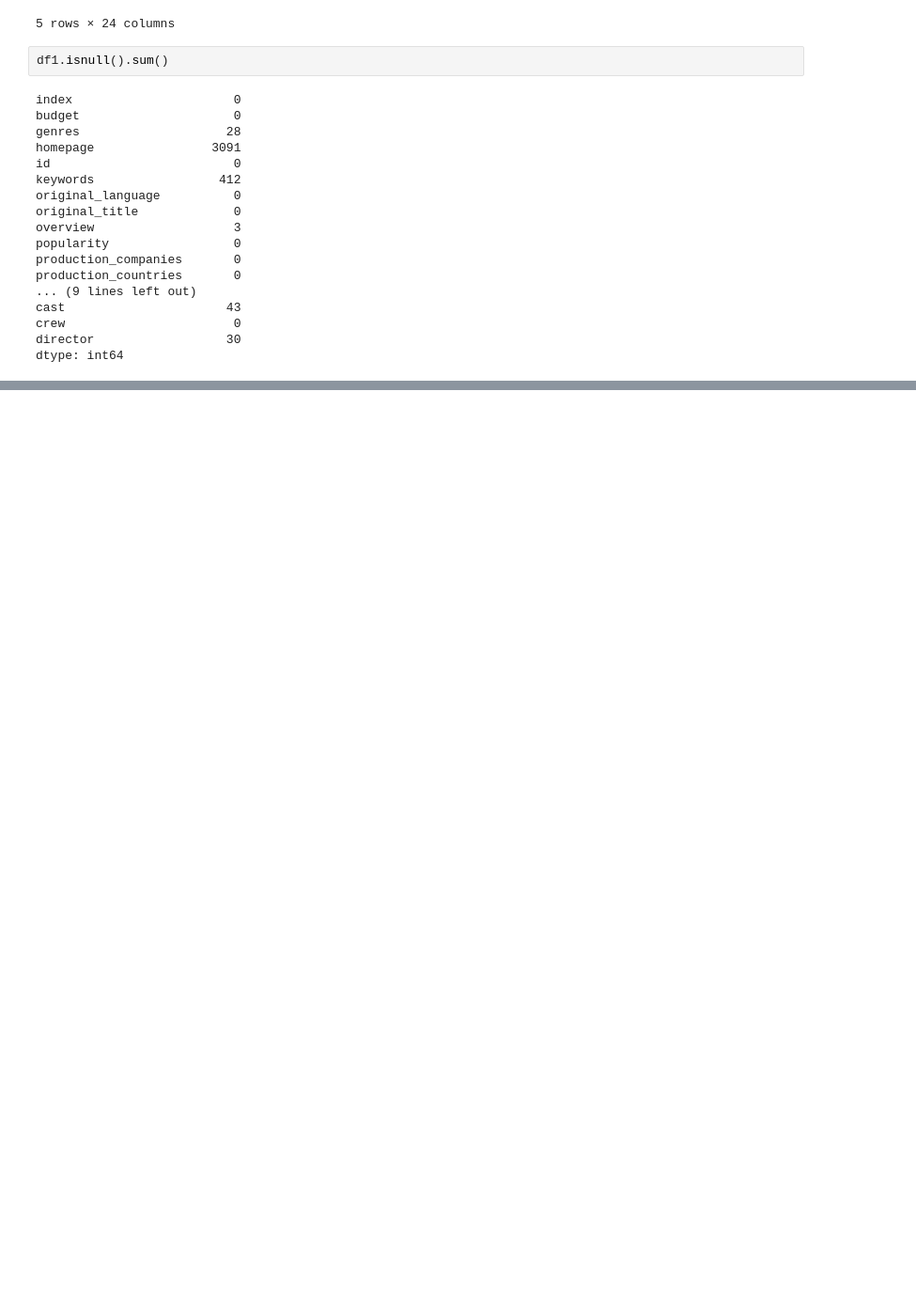
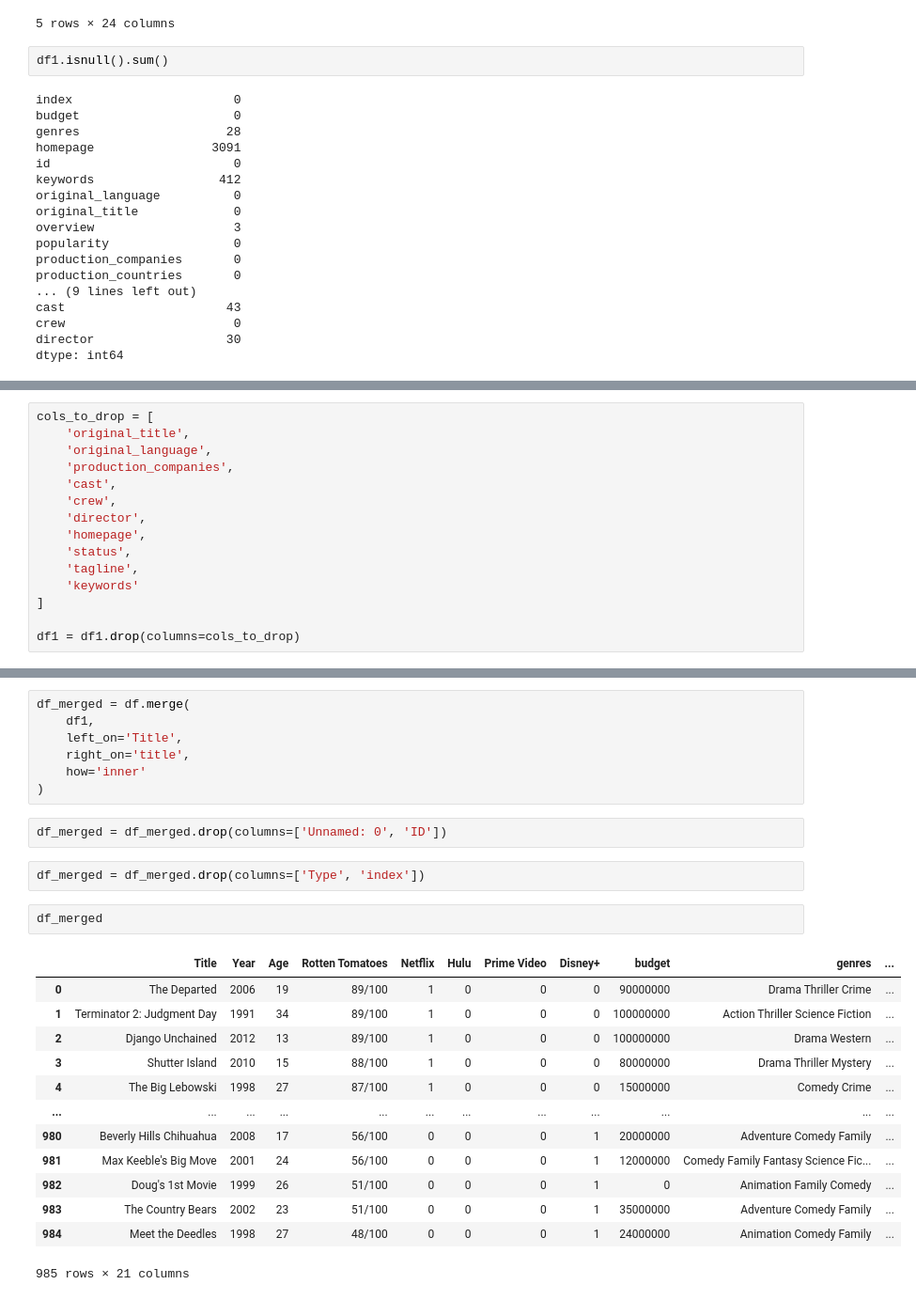
Before and after one commit to lancetulagan/streaming-eda-dashboard, a Jupyter notebook: notebooks/data_cleaning.ipynb, the cells around one changed output, grey strips where cells are left out. Shown at 94% size. Saved outputs shown, nothing was run; the diff lists cells and outputs as text; blank space fills up the shorter version.

Commit message:
Merge and clean datasets

```diff
--- a/notebooks/data_cleaning.ipynb
+++ b/notebooks/data_cleaning.ipynb
@@ -182,0 +170,15 @@ Name: title, Length: 3091, dtype: object
+# %%
+cols_to_drop = [
+    'original_title',
+    'original_language',
+    'production_companies',
+    'cast',
+    'crew',
+    'director',
+    'homepage',
+    'status',
+    'tagline',
+    'keywords'
+]
+
+df1 = df1.drop(columns=cols_to_drop)
@@ -182,0 +207,27 @@ Name: title, Length: 3091, dtype: object
+# %%
+df_merged = df.merge(
+    df1,
+    left_on='Title',
+    right_on='title',
+    how='inner'
+)
+# %%
+df_merged = df_merged.drop(columns=['Unnamed: 0', 'ID'])
+# %%
+df_merged = df_merged.drop(columns=['Type', 'index'])
+# %%
+df_merged
+# %% [output]
+|  | Title | Year | Age | Rotten Tomatoes | Netflix | Hulu | Prime Video | Disney+ | budget | genres | ... |
+| 0 | The Departed | 2006 | 19 | 89/100 | 1 | 0 | 0 | 0 | 90000000 | Drama Thriller Crime | ... |
+| 1 | Terminator 2: Judgment Day | 1991 | 34 | 89/100 | 1 | 0 | 0 | 0 | 100000000 | Action Thriller Science Fiction | ... |
+| 2 | Django Unchained | 2012 | 13 | 89/100 | 1 | 0 | 0 | 0 | 100000000 | Drama Western | ... |
+| 3 | Shutter Island | 2010 | 15 | 88/100 | 1 | 0 | 0 | 0 | 80000000 | Drama Thriller Mystery | ... |
+| 4 | The Big Lebowski | 1998 | 27 | 87/100 | 1 | 0 | 0 | 0 | 15000000 | Comedy Crime | ... |
+| ... | ... | ... | ... | ... | ... | ... | ... | ... | ... | ... | ... |
+| 980 | Beverly Hills Chihuahua | 2008 | 17 | 56/100 | 0 | 0 | 0 | 1 | 20000000 | Adventure Comedy Family | ... |
+| 981 | Max Keeble's Big Move | 2001 | 24 | 56/100 | 0 | 0 | 0 | 1 | 12000000 | Comedy Family Fantasy Science Fic... | ... |
+| 982 | Doug's 1st Movie | 1999 | 26 | 51/100 | 0 | 0 | 0 | 1 | 0 | Animation Family Comedy | ... |
+| 983 | The Country Bears | 2002 | 23 | 51/100 | 0 | 0 | 0 | 1 | 35000000 | Adventure Comedy Family | ... |
+| 984 | Meet the Deedles | 1998 | 27 | 48/100 | 0 | 0 | 0 | 1 | 24000000 | Animation Comedy Family | ... |
+985 rows × 21 columns
```
Also changed, not shown: parts of 6 cells of this notebook, 1 other file.
